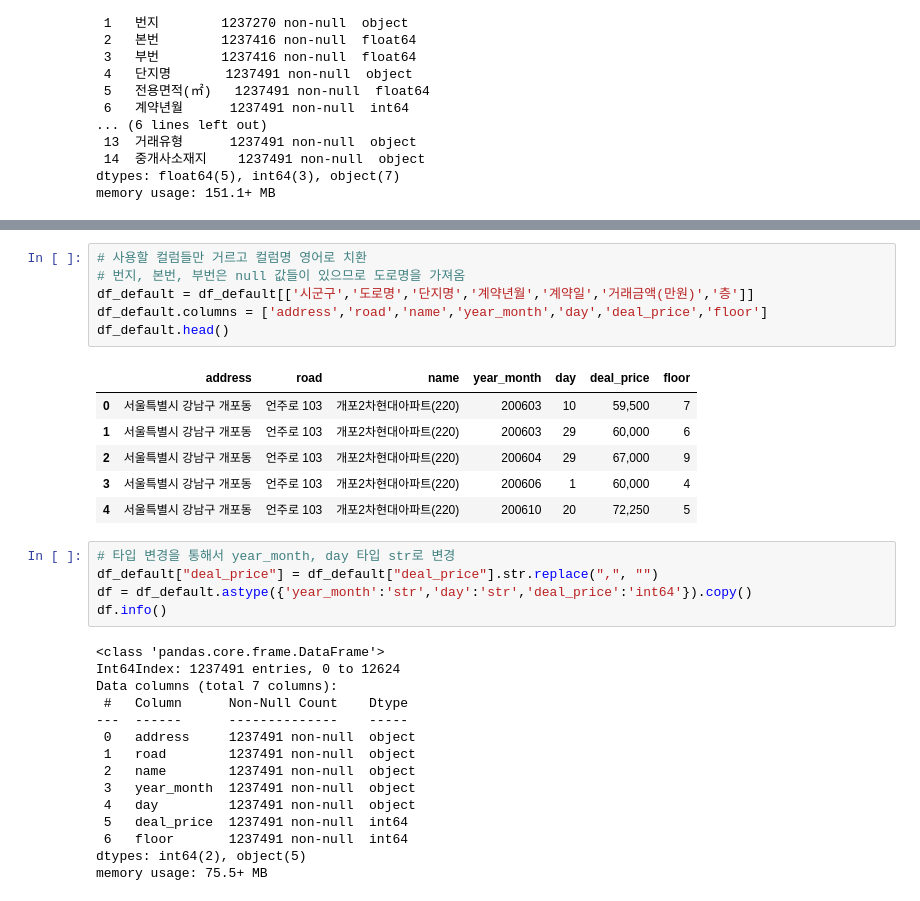
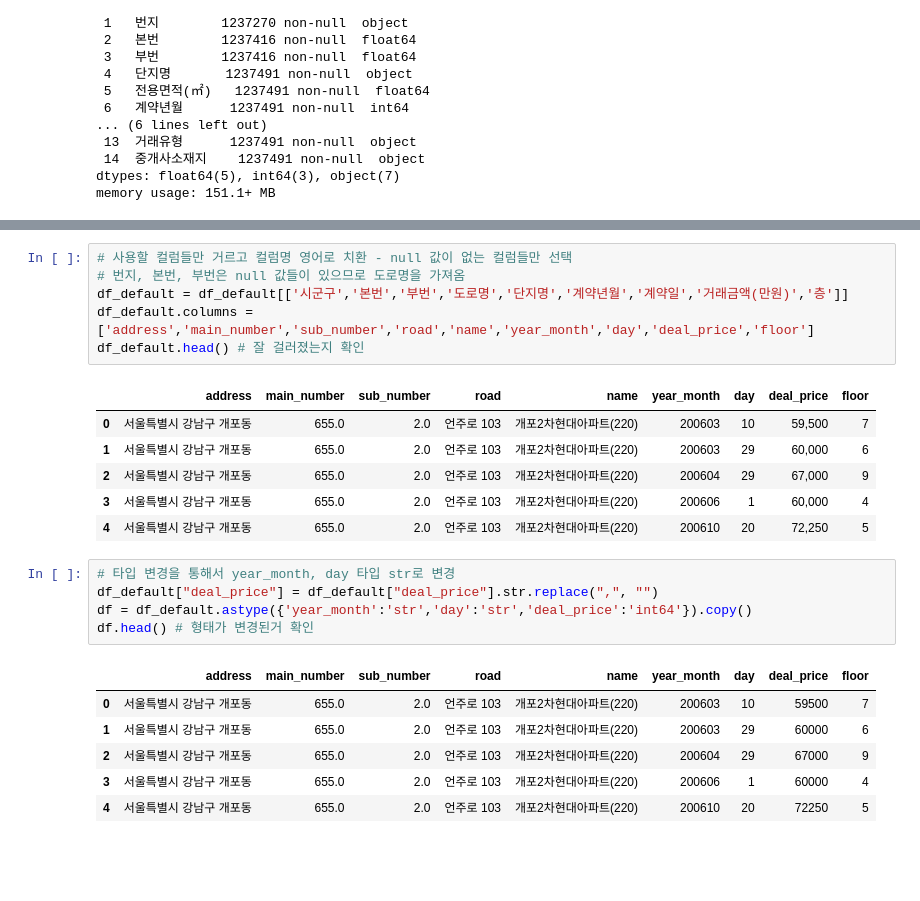
Before and after one commit to Ryong1998/house_price, a Jupyter notebook: apartment_deal.ipynb, the cells around one changed output, grey strips where cells are left out. Cells and saved outputs as stored; diff of their text form; blank space fills up the shorter version.

```diff
--- a/apartment_deal.ipynb
+++ b/apartment_deal.ipynb
@@ -67,33 +67,25 @@ df_default.head() # 기본 정보 파악
 # %%
-# 사용할 컬럼들만 거르고 컬럼명 영어로 치환
+# 사용할 컬럼들만 거르고 컬럼명 영어로 치환 - null 값이 없는 컬럼들만 선택
 # 번지, 본번, 부번은 null 값들이 있으므로 도로명을 가져옴
-df_default = df_default[['시군구','도로명','단지명','계약년월','계약일','거래금액(만원)','층']]
-df_default.columns = ['address','road','name','year_month','day','deal_price','floor']
-df_default.head()
+df_default = df_default[['시군구','본번','부번','도로명','단지명','계약년월','계약일','거래금액(만원)','층']]
+df_default.columns = ['address','main_number','sub_number','road','name','year_month','day','deal_price','floor']
+df_default.head() # 잘 걸러졌는지 확인
 # %% [output]
-|  | address | road | name | year_month | day | deal_price | floor |
-| 0 | 서울특별시 강남구 개포동 | 언주로 103 | 개포2차현대아파트(220) | 200603 | 10 | 59,500 | 7 |
-| 1 | 서울특별시 강남구 개포동 | 언주로 103 | 개포2차현대아파트(220) | 200603 | 29 | 60,000 | 6 |
-| 2 | 서울특별시 강남구 개포동 | 언주로 103 | 개포2차현대아파트(220) | 200604 | 29 | 67,000 | 9 |
-| 3 | 서울특별시 강남구 개포동 | 언주로 103 | 개포2차현대아파트(220) | 200606 | 1 | 60,000 | 4 |
-| 4 | 서울특별시 강남구 개포동 | 언주로 103 | 개포2차현대아파트(220) | 200610 | 20 | 72,250 | 5 |
+|  | address | main_number | sub_number | road | name | year_month | day | deal_price | floor |
+| 0 | 서울특별시 강남구 개포동 | 655.0 | 2.0 | 언주로 103 | 개포2차현대아파트(220) | 200603 | 10 | 59,500 | 7 |
+| 1 | 서울특별시 강남구 개포동 | 655.0 | 2.0 | 언주로 103 | 개포2차현대아파트(220) | 200603 | 29 | 60,000 | 6 |
+| 2 | 서울특별시 강남구 개포동 | 655.0 | 2.0 | 언주로 103 | 개포2차현대아파트(220) | 200604 | 29 | 67,000 | 9 |
+| 3 | 서울특별시 강남구 개포동 | 655.0 | 2.0 | 언주로 103 | 개포2차현대아파트(220) | 200606 | 1 | 60,000 | 4 |
+| 4 | 서울특별시 강남구 개포동 | 655.0 | 2.0 | 언주로 103 | 개포2차현대아파트(220) | 200610 | 20 | 72,250 | 5 |
 # %%
 # 타입 변경을 통해서 year_month, day 타입 str로 변경
 df_default["deal_price"] = df_default["deal_price"].str.replace(",", "")
 df = df_default.astype({'year_month':'str','day':'str','deal_price':'int64'}).copy()
-df.info()
+df.head() # 형태가 변경된거 확인
 # %% [output]
-<class 'pandas.core.frame.DataFrame'>
-Int64Index: 1237491 entries, 0 to 12624
-Data columns (total 7 columns):
- #   Column      Non-Null Count    Dtype
----  ------      --------------    -----
- 0   address     1237491 non-null  object
- 1   road        1237491 non-null  object
- 2   name        1237491 non-null  object
- 3   year_month  1237491 non-null  object
- 4   day         1237491 non-null  object
- 5   deal_price  1237491 non-null  int64
- 6   floor       1237491 non-null  int64
-dtypes: int64(2), object(5)
-memory usage: 75.5+ MB
+|  | address | main_number | sub_number | road | name | year_month | day | deal_price | floor |
+| 0 | 서울특별시 강남구 개포동 | 655.0 | 2.0 | 언주로 103 | 개포2차현대아파트(220) | 200603 | 10 | 59500 | 7 |
+| 1 | 서울특별시 강남구 개포동 | 655.0 | 2.0 | 언주로 103 | 개포2차현대아파트(220) | 200603 | 29 | 60000 | 6 |
+| 2 | 서울특별시 강남구 개포동 | 655.0 | 2.0 | 언주로 103 | 개포2차현대아파트(220) | 200604 | 29 | 67000 | 9 |
+| 3 | 서울특별시 강남구 개포동 | 655.0 | 2.0 | 언주로 103 | 개포2차현대아파트(220) | 200606 | 1 | 60000 | 4 |
+| 4 | 서울특별시 강남구 개포동 | 655.0 | 2.0 | 언주로 103 | 개포2차현대아파트(220) | 200610 | 20 | 72250 | 5 |
```
Also changed, not shown: parts of 39 cells of this notebook.
